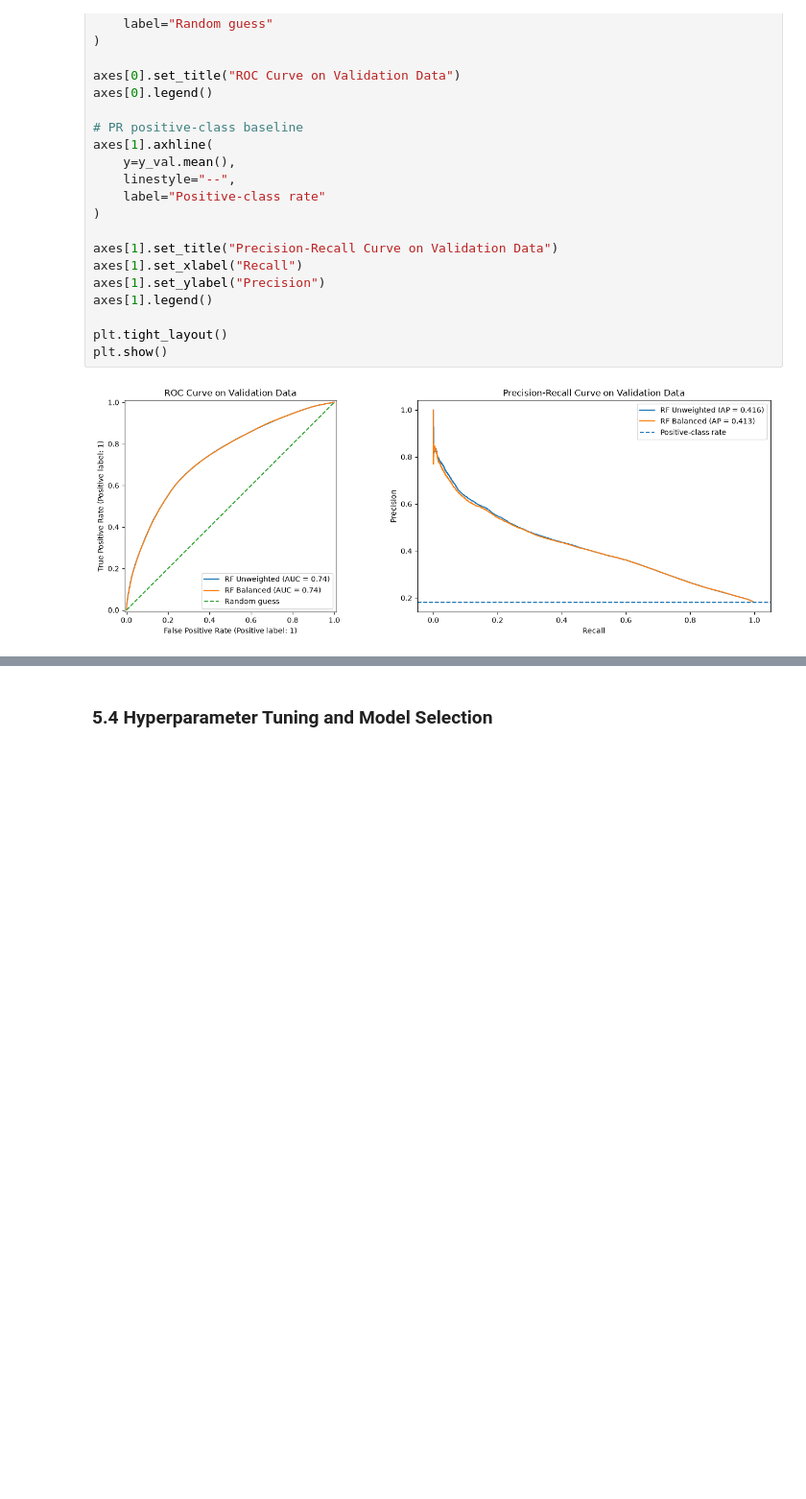
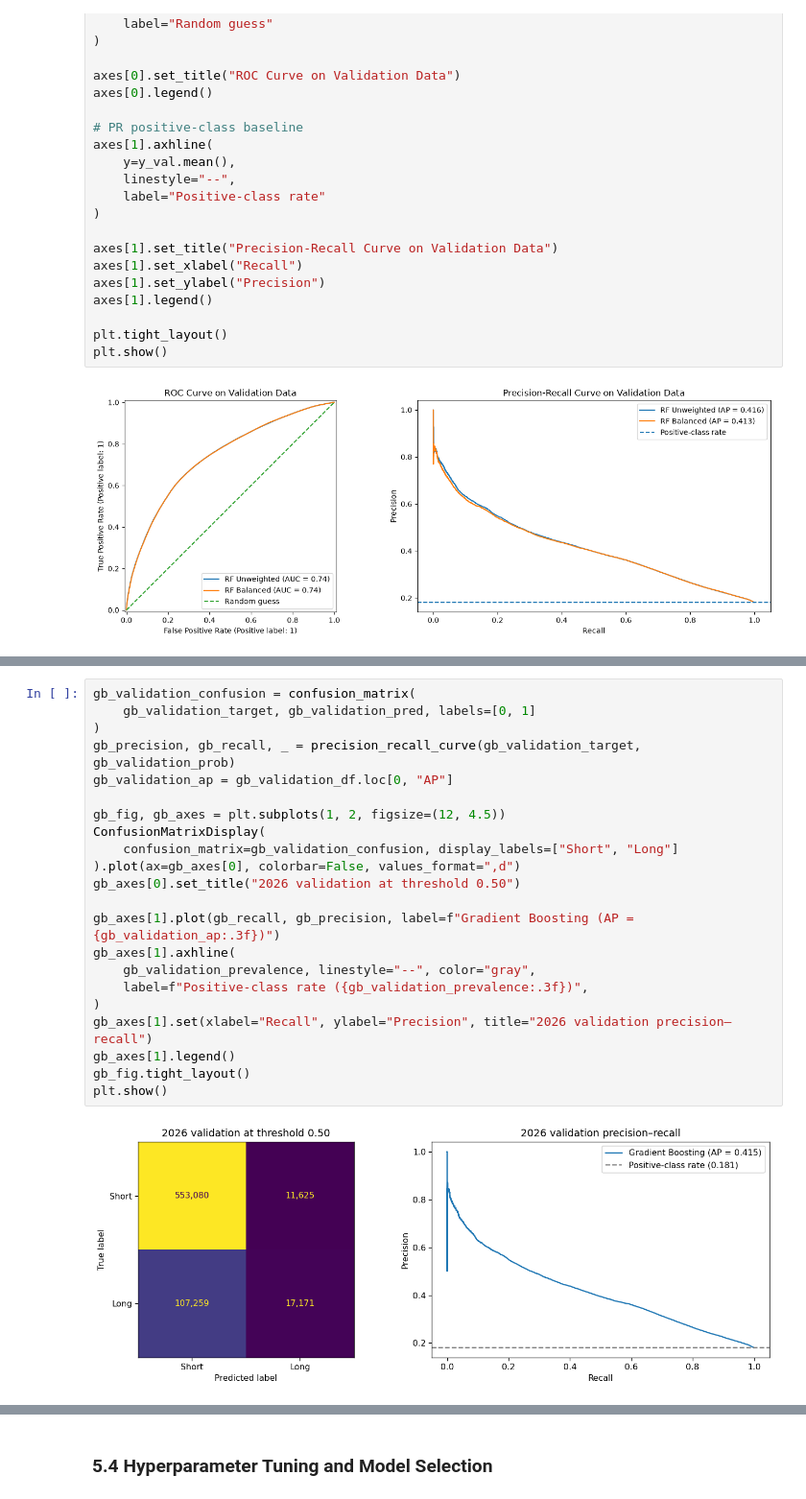
Before and after one commit to GeraintG/CIS_5450_Indigo_Data, a Jupyter notebook: indego_trips_analysis.ipynb, the cells around one changed output, grey strips where cells are left out. Shown at 96% size. Cells and saved outputs as stored; diff of their text form; blank space fills up the shorter version.

```diff
--- a/indego_trips_analysis.ipynb
+++ b/indego_trips_analysis.ipynb
@@ -1522,0 +1721,24 @@ Train a sequential boosting model; consider learning rate, number of trees, dept
+# %%
+gb_validation_confusion = confusion_matrix(
+    gb_validation_target, gb_validation_pred, labels=[0, 1]
+)
+gb_precision, gb_recall, _ = precision_recall_curve(gb_validation_target, gb_validation_prob)
+gb_validation_ap = gb_validation_df.loc[0, "AP"]
+
+gb_fig, gb_axes = plt.subplots(1, 2, figsize=(12, 4.5))
+ConfusionMatrixDisplay(
+    confusion_matrix=gb_validation_confusion, display_labels=["Short", "Long"]
+).plot(ax=gb_axes[0], colorbar=False, values_format=",d")
+gb_axes[0].set_title("2026 validation at threshold 0.50")
+
+gb_axes[1].plot(gb_recall, gb_precision, label=f"Gradient Boosting (AP = {gb_validation_ap:.3f})")
+gb_axes[1].axhline(
+    gb_validation_prevalence, linestyle="--", color="gray",
+    label=f"Positive-class rate ({gb_validation_prevalence:.3f})",
+)
+gb_axes[1].set(xlabel="Recall", ylabel="Precision", title="2026 validation precision–recall")
+gb_axes[1].legend()
+gb_fig.tight_layout()
+plt.show()
+# %% [output]
+[figure, added]
```
Also changed, not shown: parts of 23 cells of this notebook.
